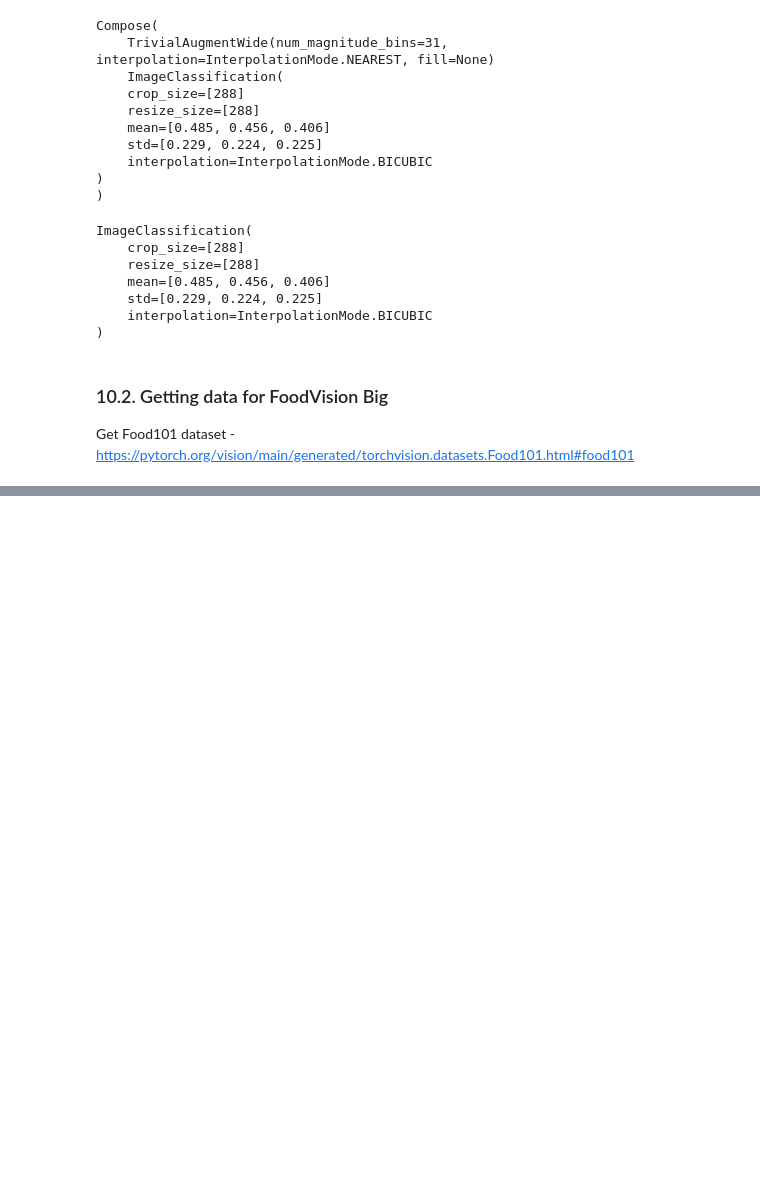
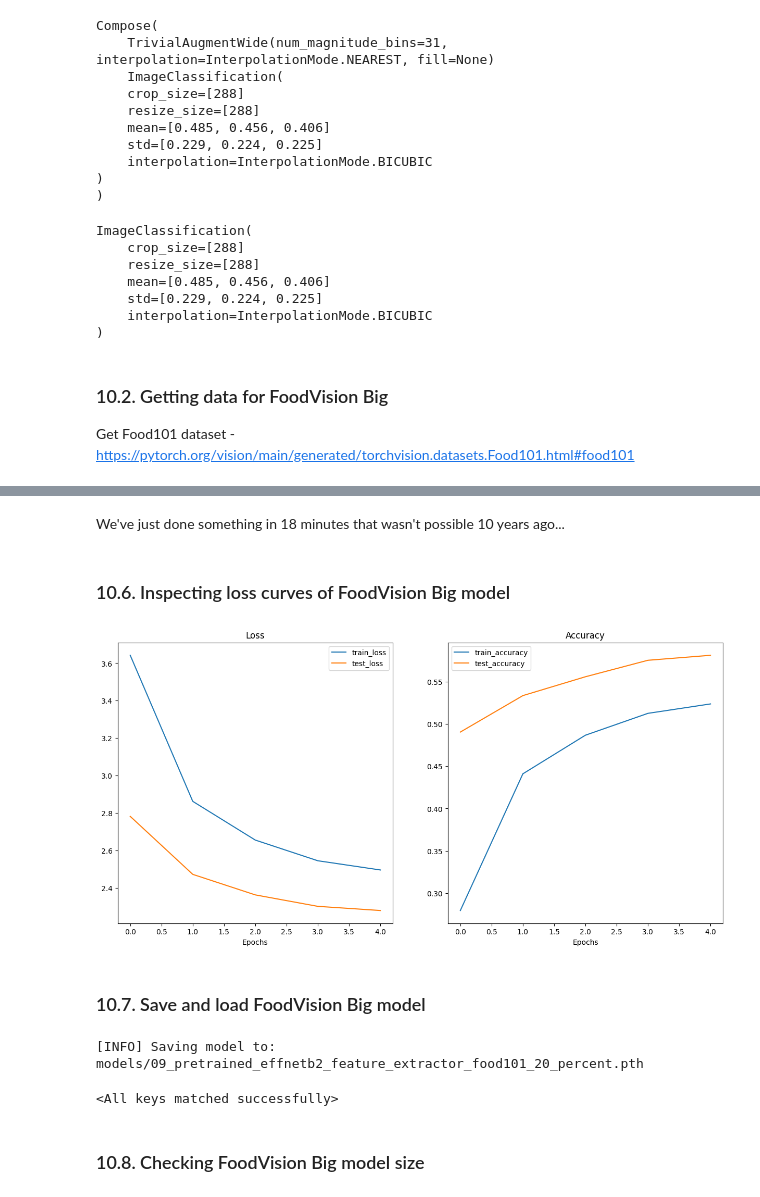
Before and after one commit to JoseJesusLaCasaNieto/Udemy, a Jupyter notebook: PyTorch_for_Deep_Learning_Bootcamp_Course/Model_Deployment/09_pytorch_model_deployment_video.ipynb, the cells around one changed output, grey strips where cells are left out. Saved outputs shown, nothing was run; the diff lists cells and outputs as text; code cells hidden in the pictures; blank space fills up the shorter version.

Commit message:
09 PyTorch Model Deployment script updated

```diff
--- a/PyTorch_for_Deep_Learning_Bootcamp_Course/Model_Deployment/09_pytorch_model_deployment_video.ipynb
+++ b/PyTorch_for_Deep_Learning_Bootcamp_Course/Model_Deployment/09_pytorch_model_deployment_video.ipynb
@@ -1556,0 +1636,12 @@ Get Food101 dataset  - https://pytorch.org/vision/main/generated/torchvision.dat
+# %%
+# Create training 20% split Food101
+train_data_food101_20_percent, _ = split_dataset(
+    dataset=train_data,
+    split_size=0.2
+)
+
+# Create testing 20% split Food101
+test_data_food101_20_percent, _ = split_dataset(
+    dataset=test_data,
+    split_size=0.2
+)
@@ -1556,0 +1708,25 @@ Get Food101 dataset  - https://pytorch.org/vision/main/generated/torchvision.dat
+# %%
+from going_modular.going_modular import engine
+
+# Setup optimizer
+optimizer = torch.optim.Adam(
+    params=effnetb2_food101.parameters(),
+    lr=1e-3
+)
+
+# Setup loss
+loss_fn = torch.nn.CrossEntropyLoss(
+    label_smoothing=0.1
+)
+
+# Want to beat the original Food101 paper's result of 56.4% accuracy on the test dataset with 20% of the data
+set_seeds()
+effnetb2_food101_results = engine.train(
+    model=effnetb2_food101,
+    train_dataloader=train_dataloader_food101_20_percent,
+    test_dataloader=test_dataloader_food101_20_percent,
+    optimizer=optimizer,
+    loss_fn=loss_fn,
+    epochs=5,
+    device=device
+)
@@ -1556,0 +1739,42 @@ Get Food101 dataset  - https://pytorch.org/vision/main/generated/torchvision.dat
+# %% [markdown]
+We've just done something in 18 minutes that wasn't possible 10 years ago...
+# %% [markdown]
+### 10.6. Inspecting loss curves of FoodVision Big model
+# %%
+from helper_functions import plot_loss_curves
+
+plot_loss_curves(effnetb2_food101_results)
+# %% [output]
+[figure, added]
+# %% [markdown]
+### 10.7. Save and load FoodVision Big model
+# %%
+from going_modular.going_modular import utils
+
+# Create a model path
+effnetb2_food101_model_path = "09_pretrained_effnetb2_feature_extractor_food101_20_percent.pth"
+
+# Save FoodVision Big model
+utils.save_model(
+    model=effnetb2_food101,
+    target_dir="models/",
+    model_name=effnetb2_food101_model_path
+)
+# %% [output]
+[INFO] Saving model to: models/09_pretrained_effnetb2_feature_extractor_food101_20_percent.pth
+# %%
+# Create Food101 compatible EffNetB2 instance
+loaded_effnetb2_food101, effnetb2_transforms = create_effnetb2_model(
+    num_classes=101
+)
+
+# Load the saved model's state_dict()
+loaded_effnetb2_food101.load_state_dict(
+    torch.load(
+        "models/09_pretrained_effnetb2_feature_extractor_food101_20_percent.pth"
+    )
+)
+# %% [output]
+<All keys matched successfully>
+# %% [markdown]
+### 10.8. Checking FoodVision Big model size
```
Also changed, not shown: parts of 49 cells of this notebook.
